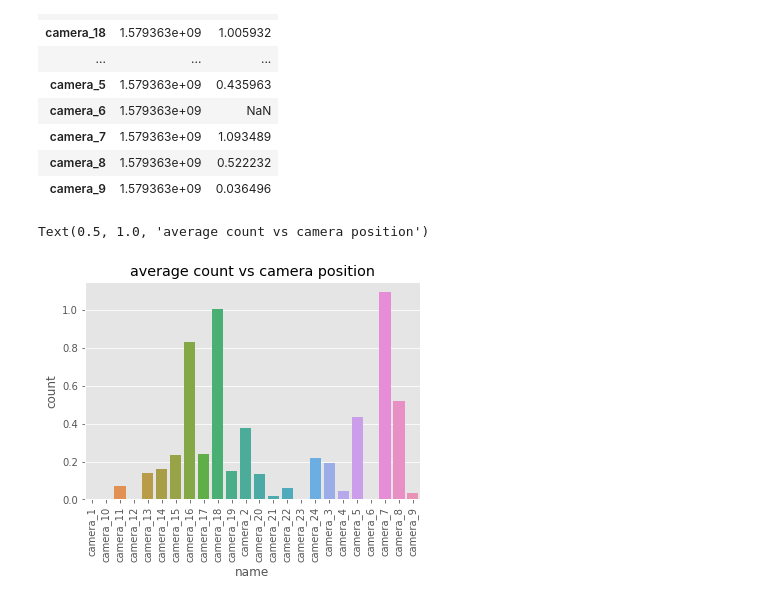
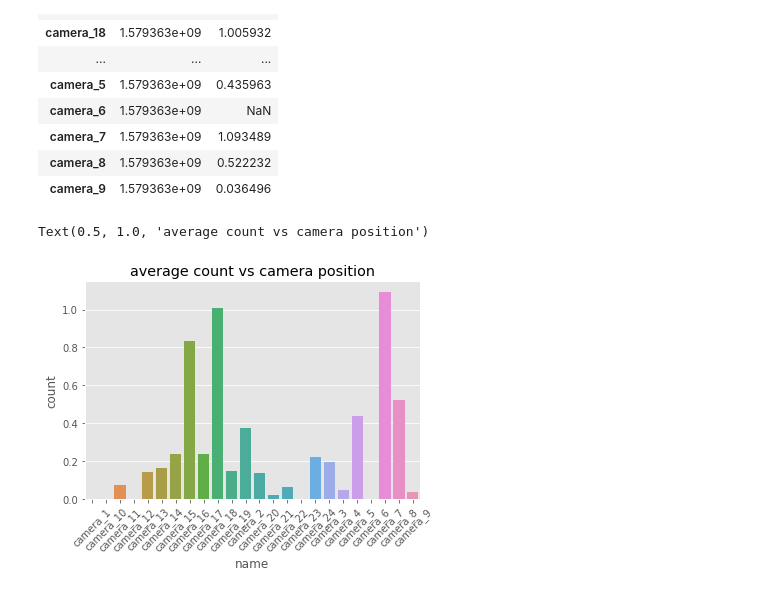
Before and after one commit to glebite/uatu, a Jupyter notebook: src/uatu-analysis.ipynb, the cells around one changed output. Cells and saved outputs as stored; diff of their text form; code cells hidden in the pictures.

```diff
--- a/src/uatu-analysis.ipynb
+++ b/src/uatu-analysis.ipynb
@@ -107,9 +107,9 @@ grouped
 # %%
 sorted_by_camera = grouped.sort_values('name', )
 sorted_by_camera.reset_index(inplace=True)
 chart = sns.barplot(data = sorted_by_camera, x = 'name', y= 'count')
-chart.set_xticklabels(chart.get_xticklabels(), rotation=90)
+chart.set_xticklabels(chart.get_xticklabels(), rotation=45)
 chart.set_title('average count vs camera position')
 # %% [output]
 Text(0.5, 1.0, 'average count vs camera position')
-[figure, old version]
+[figure, new version]
```
Also changed, not shown: parts of 1 cell of this notebook.
